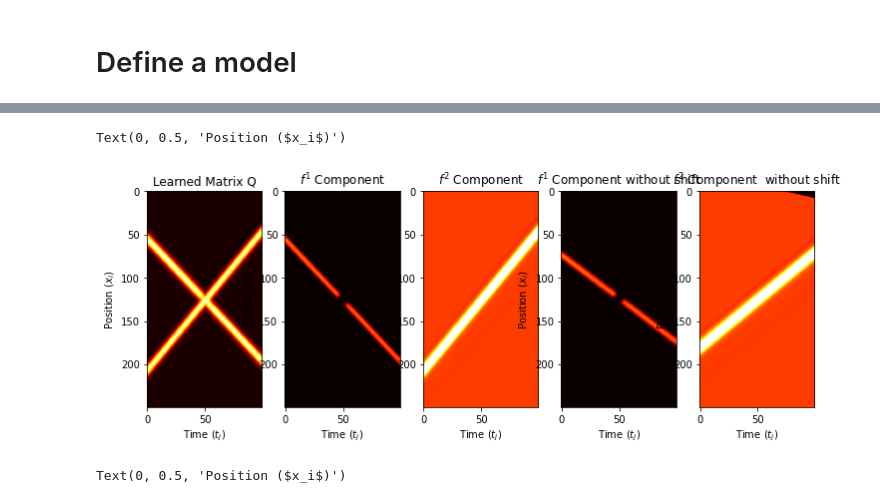
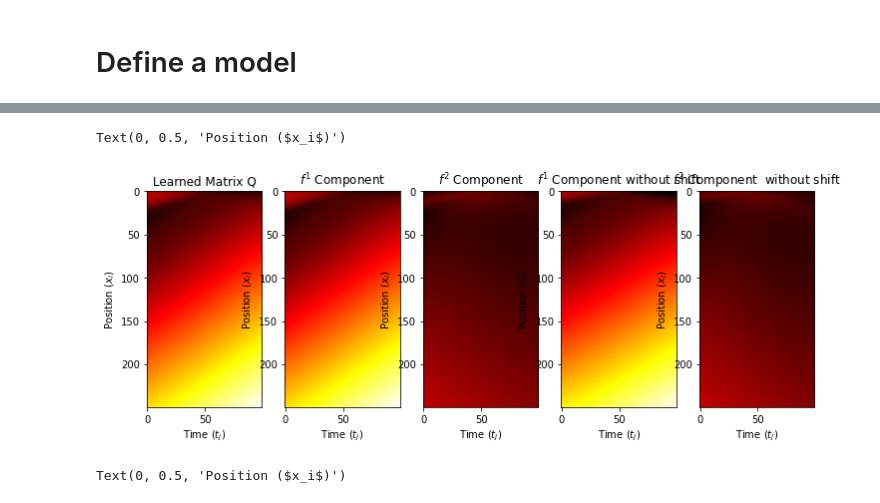
Before and after one commit to beatazor/low-rank-transport, a Jupyter notebook: notebooks/Shape_shift_NN.ipynb, the cells around one changed output, grey strips where cells are left out. Saved outputs shown, nothing was run; the diff lists cells and outputs as text; code cells hidden in the pictures.

```diff
--- a/notebooks/Shape_shift_NN.ipynb
+++ b/notebooks/Shape_shift_NN.ipynb
@@ -154,7 +162,7 @@ class ShapeShiftNet(nn.Module):
         f2_without_shift = self.elu(self.f2_fc3(f2_without_shift))
         f2_without_shift = self.f2_fc4(f2_without_shift)
 
-        return f1, f2, shift1, shift2, f1_without_shift, f2_without_shift
+        return f1, f2, shift1, shift2, f1_without_shift, f2_without_shift, self.alphas1, self.alphas2
 # %%
 init_coefficients1 = [-1,1]
 init_coefficients2 = [1,1]
@@ -164,15 +175,24 @@ optimizer = optim.Adam(model.parameters(), lr=0.001)
 # %%
-num_epochs = 1000
+num_epochs = 100
 
 for epoch in range(num_epochs+1):
     for batch_inputs, batch_targets in data_loader:
         x, t = batch_inputs[:, 0:1], batch_inputs[:, 1:2]
         optimizer.zero_grad()
-        f1_pred, f2_pred, shift1_pred, shift2_pred, f1_pred_nos, f2_pred_nos = model(x, t)
-        loss = torch.norm(batch_targets - f1_pred - f2_pred, 'fro')**2 #+ NuclearNormAutograd.apply(f1_pred_nos) + NuclearNormAutograd.apply(f2_pred_nos)
+        f1_pred, f2_pred, shift1_pred, shift2_pred, f1_pred_nos, f2_pred_nos, coeff1, coeff2 = model1(x, t)
+
+        loss = torch.norm(batch_targets - f1_pred - f2_pred, 'fro')**2 #+ NuclearNormAutograd.apply(f1_pred_nos) + NuclearNormAutograd.apply(f2_pred_nos) #get coefficients
         loss.backward()
         optimizer.step()
 
-    if epoch % 100 == 0:
-        print(f'Epoch {epoch}/{num_epochs}, Loss: {loss.item()}')
+    print(f'Epoch {epoch}/{num_epochs}, Loss1: {loss.item()}')
+
+    model2 = ShapeShiftNet(coeff1,coeff2)
+    optimizer2.zero_grad()
+    f1_output, f2_output, shift1_pred, shift2_pred, f1_output_nos, f2_output_nos, _, _ = model2(inputs_tensor[:, 0:1], inputs_tensor[:, 1:2]) #put coefficients from model1 as initial coeff
+    loss2 = NuclearNormAutograd.apply(f1_output_nos) + NuclearNormAutograd.apply(f2_output_nos)
+    loss2.backward()
+    optimizer2.step()
+
+    print(f'Epoch {epoch}/{num_epochs}, Loss2: {loss2.item()}')
 # %% [output]
@@ -185,50 +217,50 @@ KeyboardInterrupt
 # %%
-with torch.no_grad():
-    f1_output, f2_output, shift1_pred, shift2_pred, f1_output_nos, f2_output_nos = model(inputs_tensor[:, 0:1], inputs_tensor[:, 1:2])
+#with torch.no_grad():
+#    f1_output, f2_output, shift1_pred, shift2_pred, f1_output_nos, f2_output_nos = model(inputs_tensor[:, 0:1], inputs_tensor[:, 1:2])
 
-combined = f1_output + f2_output
-Q_tilde = combined.view(Nx, Nt).numpy()
-f1_matrix = f1_output.view(Nx, Nt).numpy()
-f2_matrix = f2_output.view(Nx, Nt).numpy()
-f1_matrix_nos = f1_output_nos.view(Nx, Nt).numpy()
-f2_matrix_nos = f2_output_nos.view(Nx, Nt).numpy()
+combined = f1_output.detach().numpy() + f2_output.detach().numpy()
+#Q_tilde = combined.view(Nx, Nt)
+f1_matrix = f1_output.view(Nx, Nt).detach().numpy()
+f2_matrix = f2_output.view(Nx, Nt).detach().numpy()
+f1_matrix_nos = f1_output_nos.view(Nx, Nt).detach().numpy()
+f2_matrix_nos = f2_output_nos.view(Nx, Nt).detach().numpy()
 # %%
 fig, axs = plt.subplots(1, 5, figsize=(12, 4))
-vmin = np.min(Q_tilde)
-vmax = np.max(Q_tilde)
+vmin = np.min(f1_matrix)
+vmax = np.max(f1_matrix)
 
 #Qtilde
-axs[0].imshow(Q_tilde, vmin=vmin, vmax=vmax, cmap='hot', aspect='auto')
+axs[0].imshow(f1_matrix, vmin=vmin, vmax=vmax, cmap='hot', aspect='auto')
 axs[0].set_title('Learned Matrix Q')
 axs[0].set_xlabel('Time ($t_j$)')
 axs[0].set_ylabel('Position ($x_i$)')
 
 # f^1
 axs[1].imshow(f1_matrix, vmin=vmin, vmax=vmax,cmap='hot', aspect='auto')
 axs[1].set_title('$f^1$ Component')
 axs[1].set_xlabel('Time ($t_j$)')
 axs[1].set_ylabel('Position ($x_i$)')
 
 # f^2
 axs[2].imshow(f2_matrix, vmin=vmin, vmax=vmax, cmap='hot', aspect='auto')
 axs[2].set_title('$f^2$ Component')
 axs[2].set_xlabel('Time ($t_j$)')
 axs[2].set_ylabel('Position ($x_i$)')
 
 # f^1
 axs[3].imshow(f1_matrix_nos, vmin=vmin, vmax=vmax,cmap='hot', aspect='auto')
 axs[3].set_title('$f^1$ Component without shift')
 axs[3].set_xlabel('Time ($t_j$)')
 axs[3].set_ylabel('Position ($x_i$)')
 
 # f^2
 axs[4].imshow(f2_matrix_nos, vmin=vmin, vmax=vmax,cmap='hot', aspect='auto')
 axs[4].set_title('$f^2$ Component  without shift')
 axs[4].set_xlabel('Time ($t_j$)')
 axs[4].set_ylabel('Position ($x_i$)')
 # %% [output]
 Text(0, 0.5, 'Position ($x_i$)')
-[figure, old version]
+[figure, new version]
 # %%
 fig, axs = plt.subplots(1, 5, figsize=(12, 4))
 
```
Also changed, not shown: parts of 5 cells of this notebook, 1 other file.
